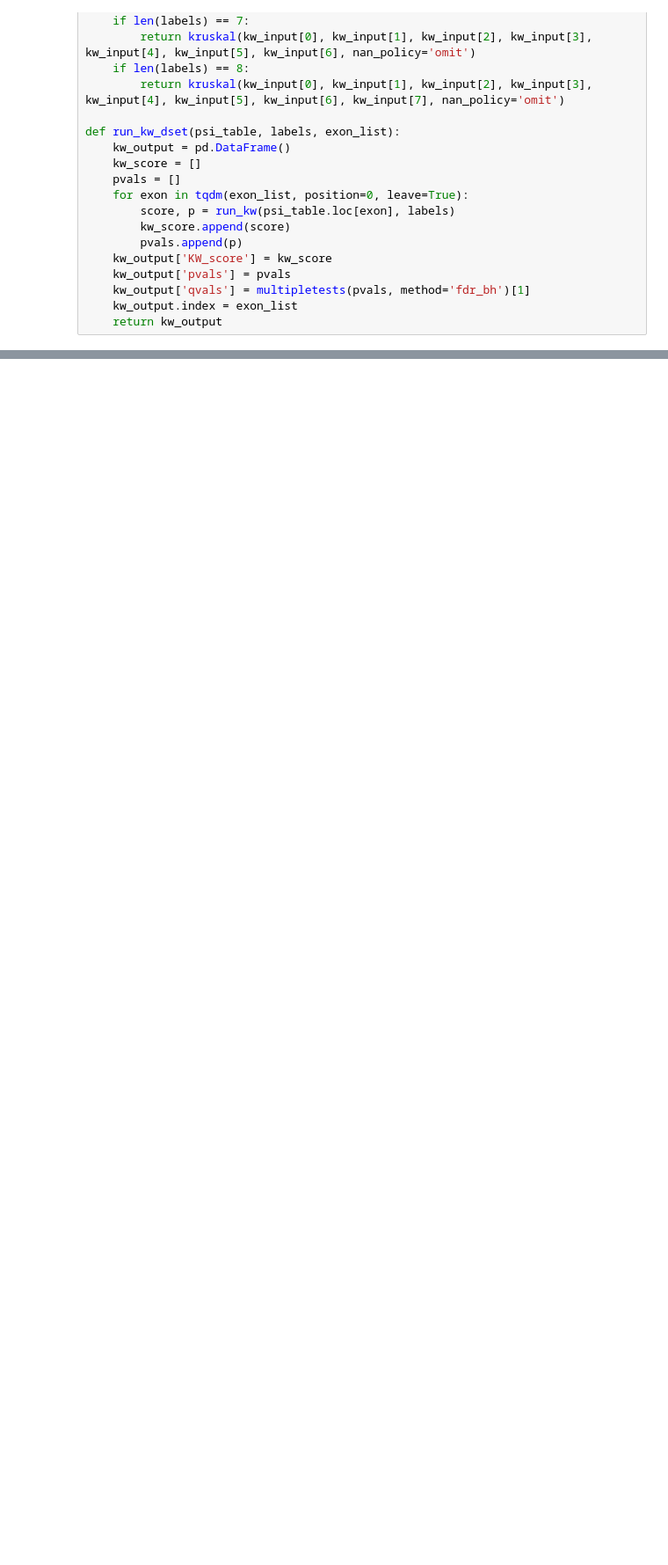
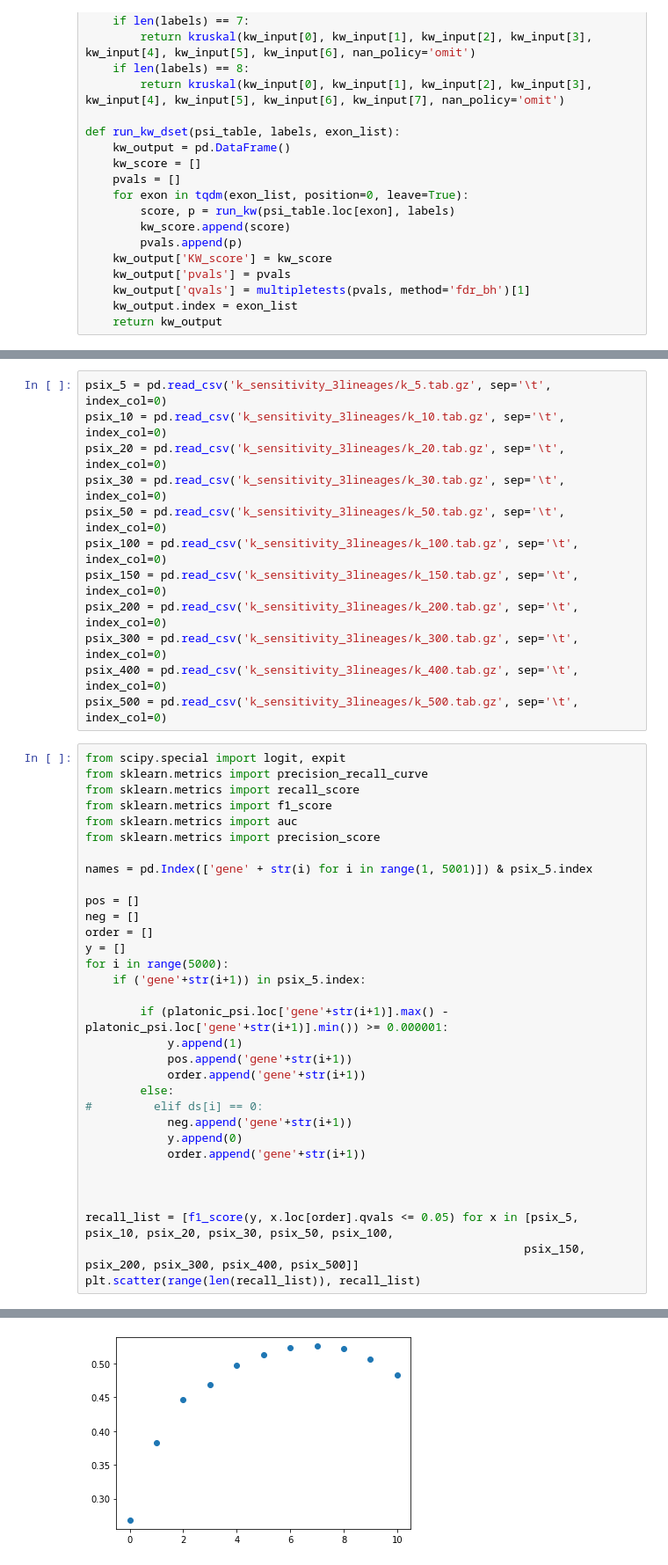
Before and after one commit to lareaulab/analysis_psix, a Jupyter notebook: simulations/simulation_analysis_three.ipynb, the cells around one changed output, grey strips where cells are left out. Shown at 88% size. Drawn from its saved outputs; the diff is of its cells as text; blank space fills up the shorter version.

```diff
--- a/simulations/simulation_analysis_three.ipynb
+++ b/simulations/simulation_analysis_three.ipynb
@@ -136,0 +564,45 @@ gearyc_3l_01 = pd.read_csv('three_lineages/gearyc_0.01.tab.gz', sep='\t', index_
+# %%
+psix_5 = pd.read_csv('k_sensitivity_3lineages/k_5.tab.gz', sep='\t', index_col=0)
+psix_10 = pd.read_csv('k_sensitivity_3lineages/k_10.tab.gz', sep='\t', index_col=0)
+psix_20 = pd.read_csv('k_sensitivity_3lineages/k_20.tab.gz', sep='\t', index_col=0)
+psix_30 = pd.read_csv('k_sensitivity_3lineages/k_30.tab.gz', sep='\t', index_col=0)
+psix_50 = pd.read_csv('k_sensitivity_3lineages/k_50.tab.gz', sep='\t', index_col=0)
+psix_100 = pd.read_csv('k_sensitivity_3lineages/k_100.tab.gz', sep='\t', index_col=0)
+psix_150 = pd.read_csv('k_sensitivity_3lineages/k_150.tab.gz', sep='\t', index_col=0)
+psix_200 = pd.read_csv('k_sensitivity_3lineages/k_200.tab.gz', sep='\t', index_col=0)
+psix_300 = pd.read_csv('k_sensitivity_3lineages/k_300.tab.gz', sep='\t', index_col=0)
+psix_400 = pd.read_csv('k_sensitivity_3lineages/k_400.tab.gz', sep='\t', index_col=0)
+psix_500 = pd.read_csv('k_sensitivity_3lineages/k_500.tab.gz', sep='\t', index_col=0)
+# %%
+from scipy.special import logit, expit
+from sklearn.metrics import precision_recall_curve
+from sklearn.metrics import recall_score
+from sklearn.metrics import f1_score
+from sklearn.metrics import auc
+from sklearn.metrics import precision_score
+
+names = pd.Index(['gene' + str(i) for i in range(1, 5001)]) & psix_5.index
+
+pos = []
+neg = []
+order = []
+y = []
+for i in range(5000):
+    if ('gene'+str(i+1)) in psix_5.index:
+
+        if (platonic_psi.loc['gene'+str(i+1)].max() - platonic_psi.loc['gene'+str(i+1)].min()) >= 0.000001:
+            y.append(1)
+            pos.append('gene'+str(i+1))
+            order.append('gene'+str(i+1))
+        else:
+#         elif ds[i] == 0:
+            neg.append('gene'+str(i+1))
+            y.append(0)
+            order.append('gene'+str(i+1))
+
+
+
+recall_list = [f1_score(y, x.loc[order].qvals <= 0.05) for x in [psix_5, psix_10, psix_20, psix_30, psix_50, psix_100,
+                                                                psix_150, psix_200, psix_300, psix_400, psix_500]]
+plt.scatter(range(len(recall_list)), recall_list)
+# %% [output]
@@ -136,0 +610 @@ gearyc_3l_01 = pd.read_csv('three_lineages/gearyc_0.01.tab.gz', sep='\t', index_
+[figure, added]
```
Also changed, not shown: parts of 11 cells of this notebook, 28 other files.
